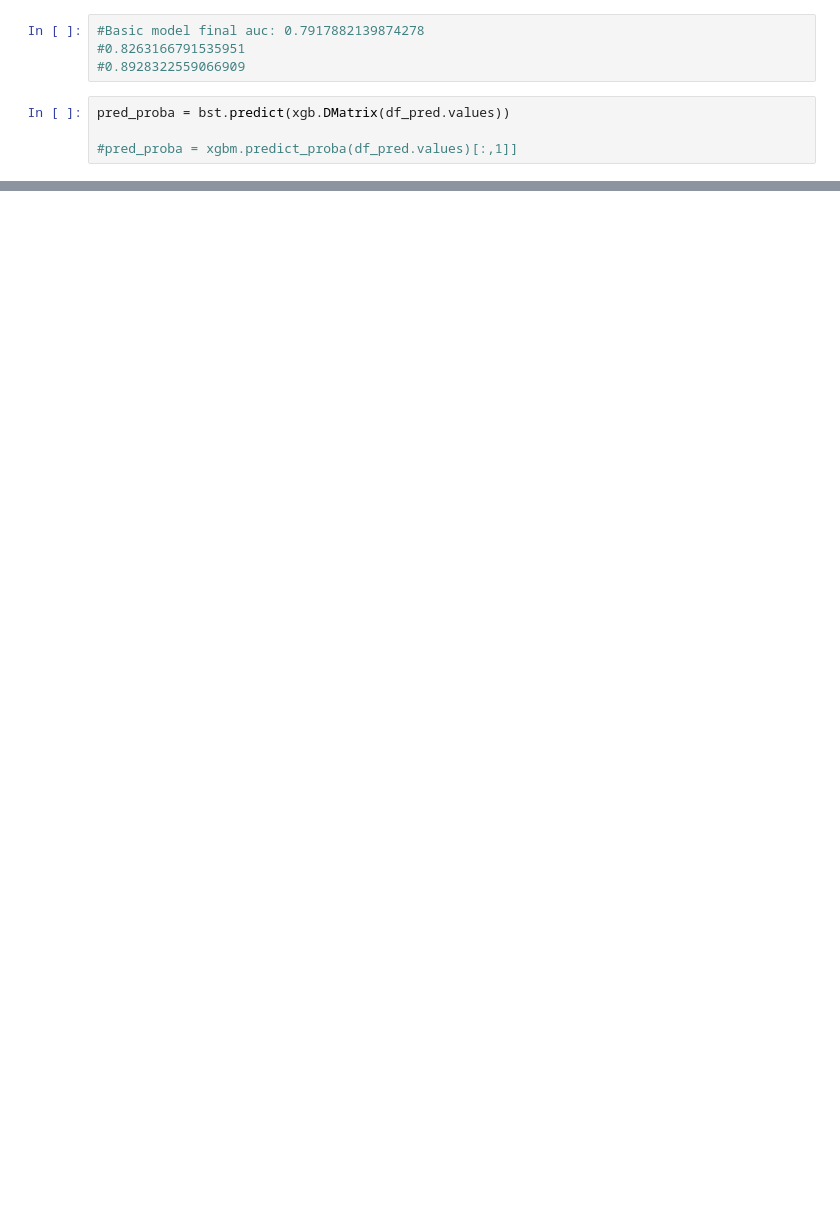
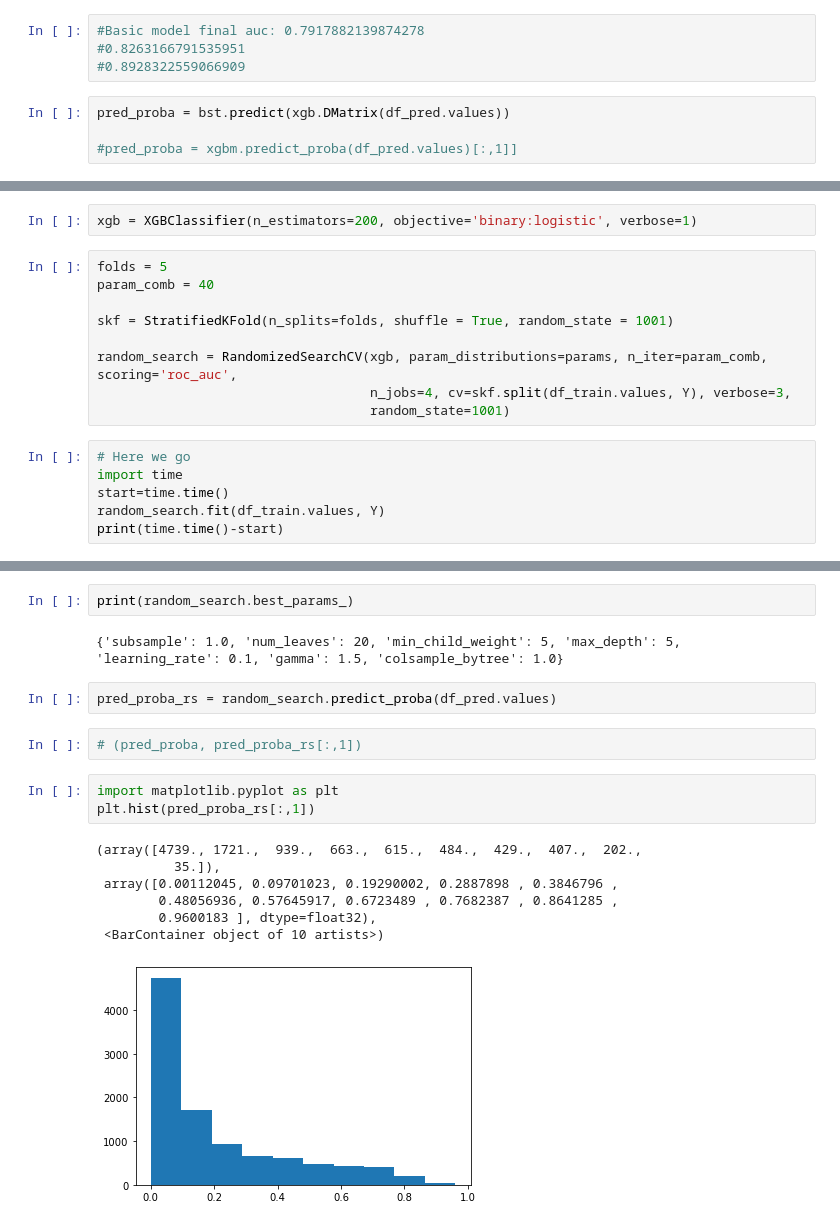
Before and after one commit to mariapaskevich/widsdatathon2021, a Jupyter notebook: XGBoost.ipynb, the cells around one changed output, grey strips where cells are left out. Saved outputs shown, nothing was run; the diff lists cells and outputs as text; blank space fills up the shorter version.

```diff
--- a/XGBoost.ipynb
+++ b/XGBoost.ipynb
@@ -137,0 +162,17 @@ submittion.fillna(0.5).to_csv('SolutionWiDS2021_XGB_200_epochs_01_lr.csv')
+# %%
+xgb = XGBClassifier(n_estimators=200, objective='binary:logistic', verbose=1)
+# %%
+folds = 5
+param_comb = 40
+
+skf = StratifiedKFold(n_splits=folds, shuffle = True, random_state = 1001)
+
+random_search = RandomizedSearchCV(xgb, param_distributions=params, n_iter=param_comb, scoring='roc_auc',
+                                   n_jobs=4, cv=skf.split(df_train.values, Y), verbose=3,
+                                   random_state=1001)
+# %%
+# Here we go
+import time
+start=time.time()
+random_search.fit(df_train.values, Y)
+print(time.time()-start)
@@ -137,0 +211,19 @@ submittion.fillna(0.5).to_csv('SolutionWiDS2021_XGB_200_epochs_01_lr.csv')
+# %%
+print(random_search.best_params_)
+# %% [output]
+{'subsample': 1.0, 'num_leaves': 20, 'min_child_weight': 5, 'max_depth': 5, 'learning_rate': 0.1, 'gamma': 1.5, 'colsample_bytree': 1.0}
+# %%
+pred_proba_rs = random_search.predict_proba(df_pred.values)
+# %%
+# (pred_proba, pred_proba_rs[:,1])
+# %%
+import matplotlib.pyplot as plt
+plt.hist(pred_proba_rs[:,1])
+# %% [output]
+(array([4739., 1721.,  939.,  663.,  615.,  484.,  429.,  407.,  202.,
+          35.]),
+ array([0.00112045, 0.09701023, 0.19290002, 0.2887898 , 0.3846796 ,
+        0.48056936, 0.57645917, 0.6723489 , 0.7682387 , 0.8641285 ,
+        0.9600183 ], dtype=float32),
+ <BarContainer object of 10 artists>)
+[figure, added]
```
Also changed, not shown: parts of 8 cells of this notebook, 26 other files.
